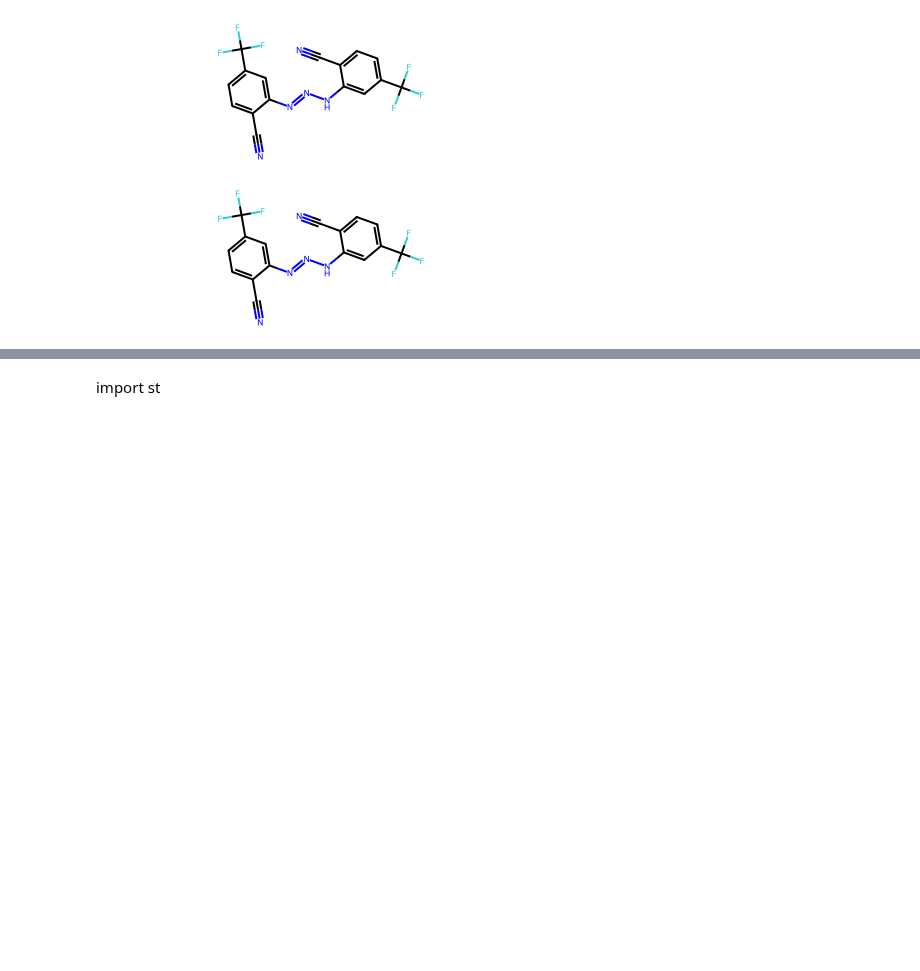
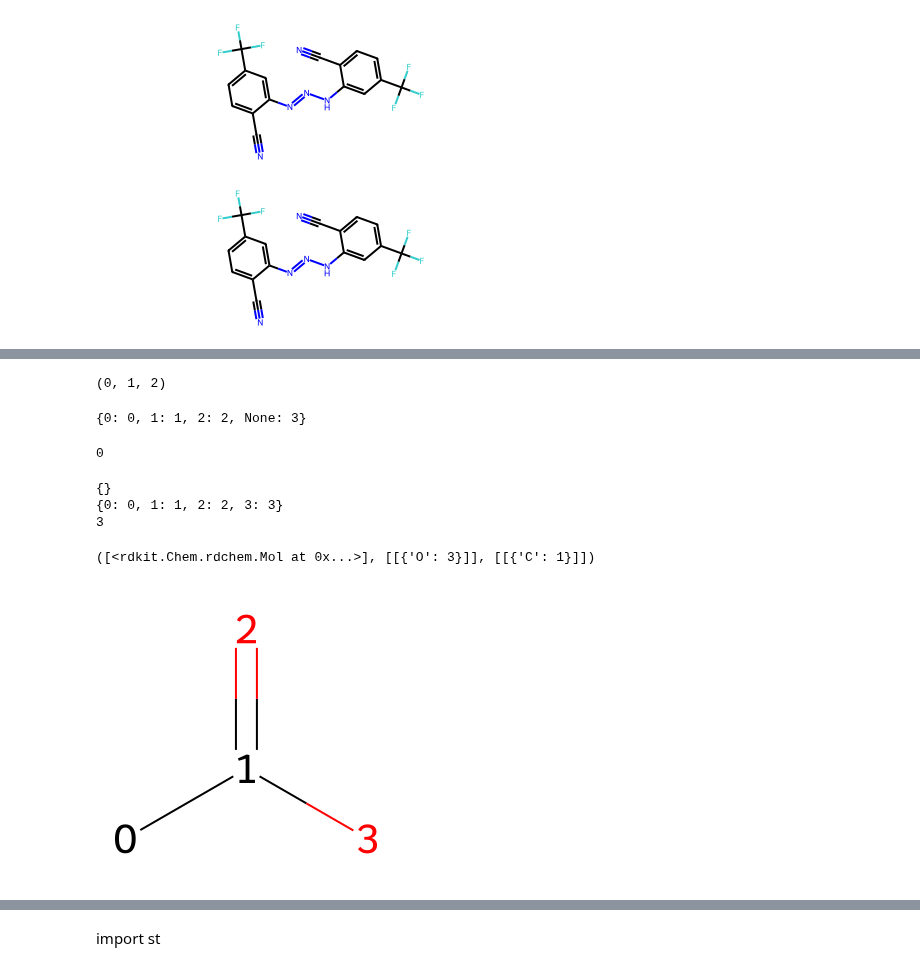
Before and after one commit to TieuLongPhan/SynRBL, a Jupyter notebook: Pipeline/Notebook/MCS_Test.ipynb, the cells around one changed output, grey strips where cells are left out. Saved outputs shown, nothing was run; the diff lists cells and outputs as text; code cells hidden in the pictures; blank space fills up the shorter version.

Commit message:
raise bug wrong index
atom_mapping function raise error in 508 cases, fix temporary by using index_mapping(not right)

```diff
--- a/Pipeline/Notebook/MCS_Test.ipynb
+++ b/Pipeline/Notebook/MCS_Test.ipynb
@@ -458,3 +464,30 @@ mcs_dict = load_database(msc_dict_path)
         save_database(missing_results, save_path)
 
     return missing_results
+# %%
+from rdkit import Chem
+parent_mol = Chem.MolFromSmiles('CC(=O)OC(C)=O')
+child_mol = Chem.MolFromSmiles('CC(=O)O')
+mcs_mol = Chem.MolFromSmiles('CC=O')
+
+def map_parent_to_child(parent_mol, child_mol, mcs_mol):
+    # Get atom indices for MCS in the parent molecule
+    parent_mcs_indices = parent_mol.GetSubstructMatch(mcs_mol)
+
+    # Create a mapping of parent atom indices to child atom indices
+    atom_mapping = {}
+    child_atom_idx = 0
+
+    for parent_atom_idx in range(parent_mol.GetNumAtoms()):
+        if parent_atom_idx not in parent_mcs_indices:
+            # Assuming the non-MCS atoms in the parent are in the same order as in the child
+            atom_mapping[parent_atom_idx] = child_atom_idx
+            child_atom_idx += 1
+
+    return atom_mapping
+
+# Example usage
+
+
+
+atom_mapping = map_parent_to_child(parent_mol, child_mol, mcs_mol)
@@ -460,0 +532,12 @@ mcs_dict = load_database(msc_dict_path)
+# %%
+child_mcs_indices
+# %% [output]
+(0, 1, 2)
+# %%
+atom_mapping
+# %% [output]
+{0: 0, 1: 1, 2: 2, None: 3}
+# %%
+atom_mapping[0]
+# %% [output]
+0
@@ -460,0 +669,11 @@ mcs_dict = load_database(msc_dict_path)
+# %%
+find_missing_parts_pairs(mol_list=sorted_reactants_mol_list[24], mcs_list=mcs_mol_list[24], use_findMCS=True)
+# %% [output]
+{}
+{0: 0, 1: 1, 2: 2, 3: 3}
+3
+([<rdkit.Chem.rdchem.Mol at 0x...>], [[{'O': 3}]], [[{'C': 1}]])
+# %%
+draw_molecule_with_atom_numbers(child_mol)
+# %% [output]
+[figure, added]
```
Also changed, not shown: parts of 16 cells of this notebook, 4 other files.
